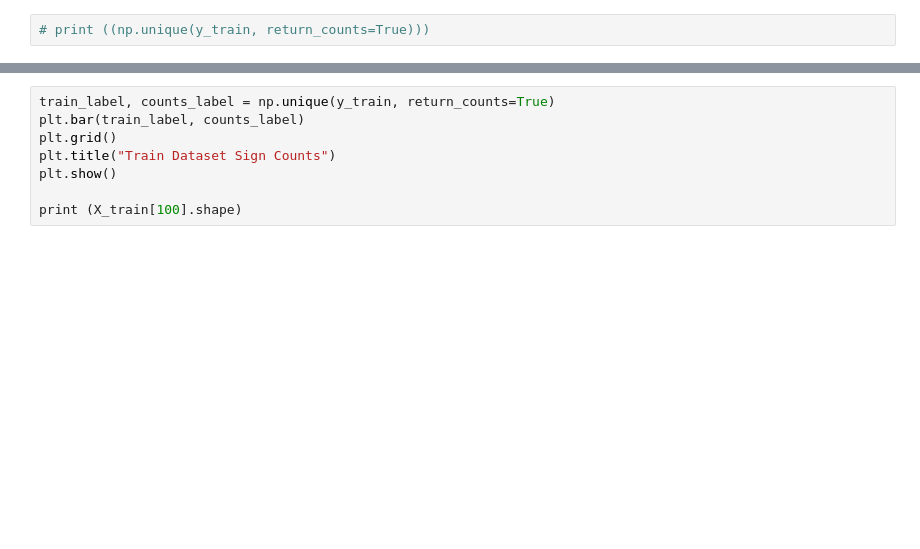
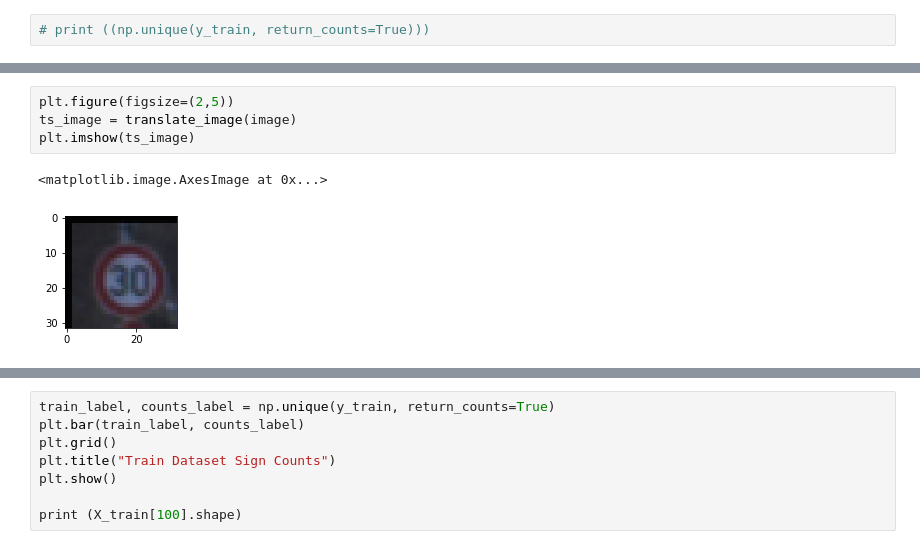
Before and after one commit to Raziv/CarND-Traffic-Sign-Classifier-Project, a Jupyter notebook: Traffic_Sign_Classifier.ipynb, the cells around one changed output, grey strips where cells are left out. Cells and saved outputs as stored; diff of their text form; blank space fills up the shorter version.

```diff
--- a/Traffic_Sign_Classifier.ipynb
+++ b/Traffic_Sign_Classifier.ipynb
@@ -240,0 +218,7 @@ y_train = np.concatenate((y_train, more_y_train), axis=0)
+# %%
+plt.figure(figsize=(2,5))
+ts_image = translate_image(image)
+plt.imshow(ts_image)
+# %% [output]
+<matplotlib.image.AxesImage at 0x...>
+[figure, added]
```
Also changed, not shown: parts of 25 cells of this notebook, 3 other files.
